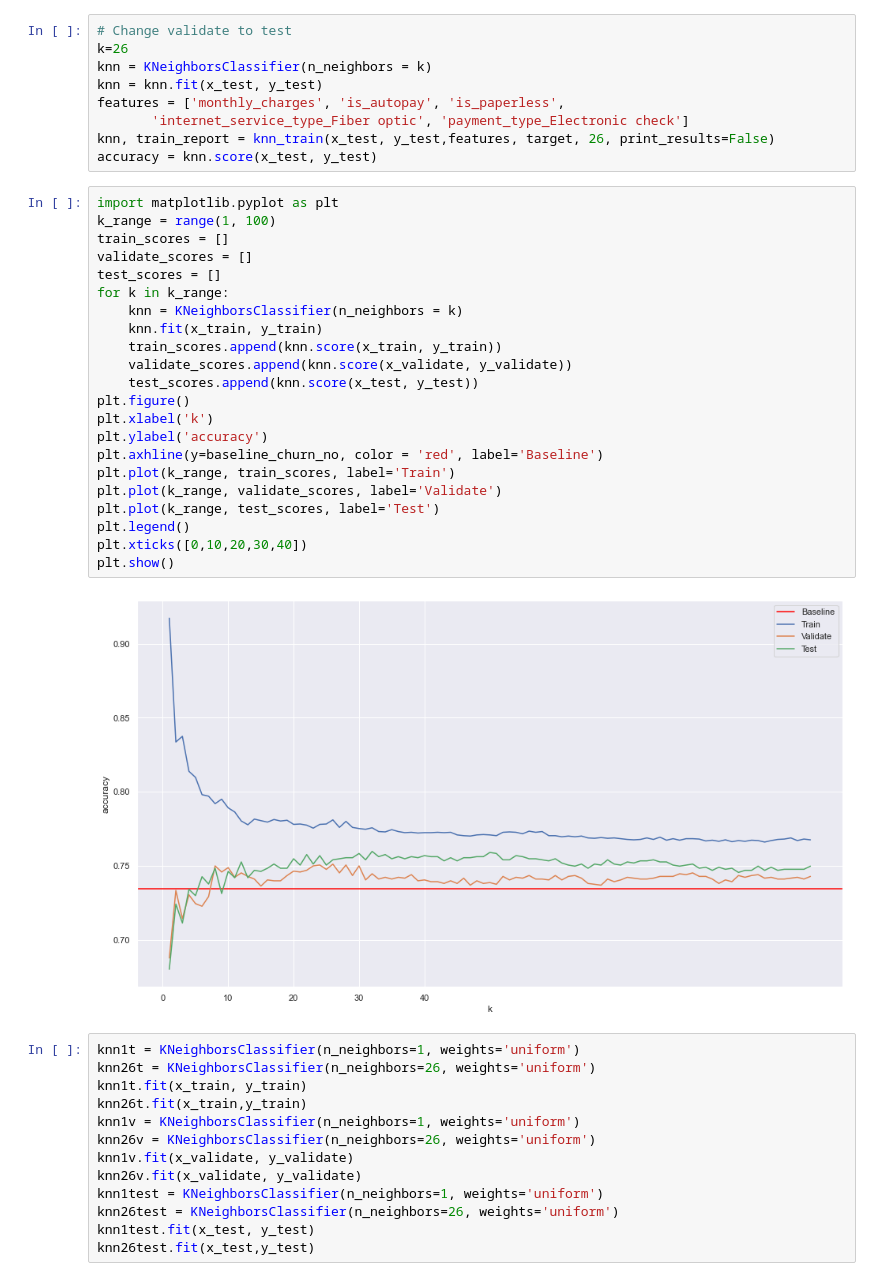
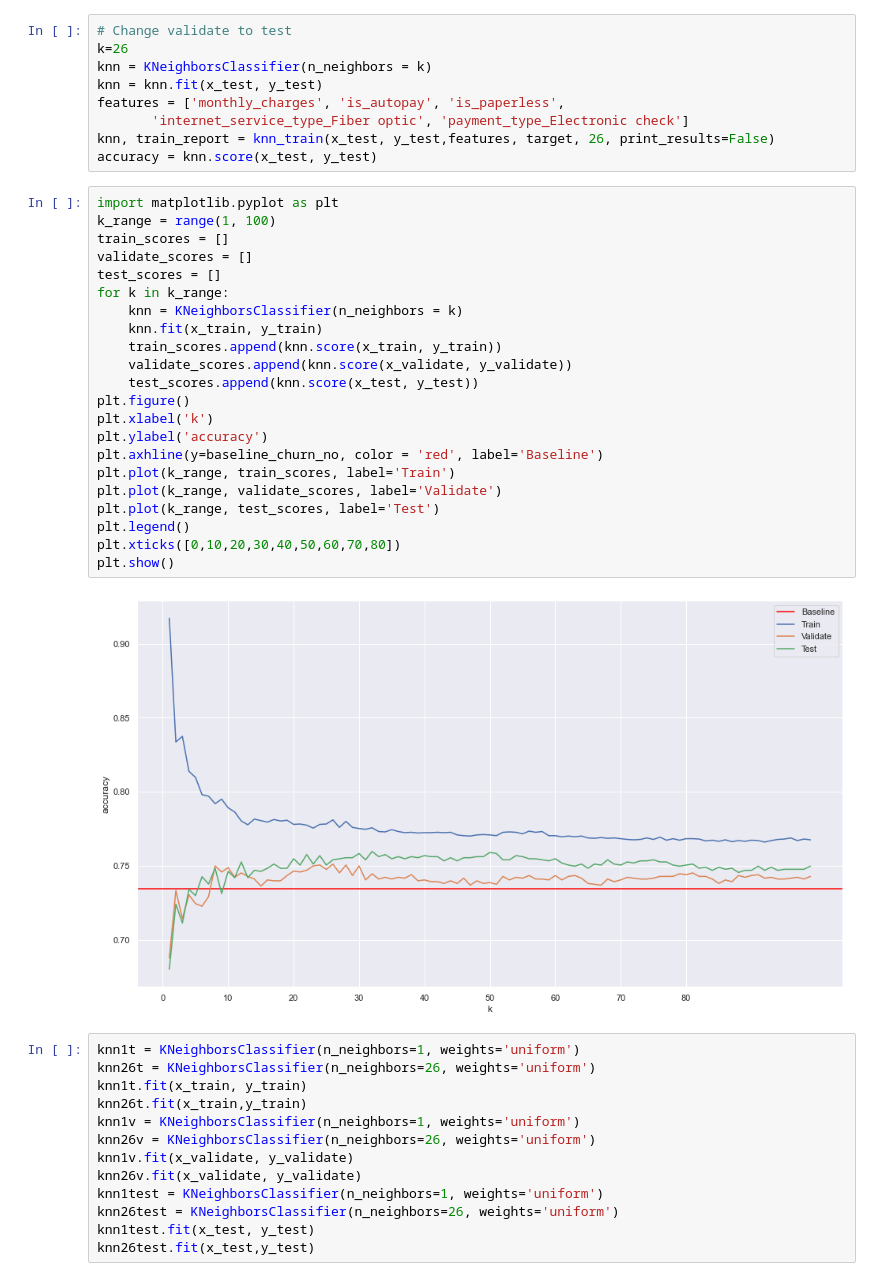
Before and after one commit to bradgauvin/classification-project, a Jupyter notebook: churn_report.ipynb, the cells around one changed output. Drawn from its saved outputs; the diff is of its cells as text.

```diff
--- a/churn_report.ipynb
+++ b/churn_report.ipynb
@@ -888,27 +890,27 @@ accuracy = knn.score(x_test, y_test)
 # %%
 import matplotlib.pyplot as plt
 k_range = range(1, 100)
 train_scores = []
 validate_scores = []
 test_scores = []
 for k in k_range:
     knn = KNeighborsClassifier(n_neighbors = k)
     knn.fit(x_train, y_train)
     train_scores.append(knn.score(x_train, y_train))
     validate_scores.append(knn.score(x_validate, y_validate))
     test_scores.append(knn.score(x_test, y_test))
 plt.figure()
 plt.xlabel('k')
 plt.ylabel('accuracy')
 plt.axhline(y=baseline_churn_no, color = 'red', label='Baseline')
 plt.plot(k_range, train_scores, label='Train')
 plt.plot(k_range, validate_scores, label='Validate')
 plt.plot(k_range, test_scores, label='Test')
 plt.legend()
-plt.xticks([0,10,20,30,40])
+plt.xticks([0,10,20,30,40,50,60,70,80])
 plt.show()
 # %% [output]
-[figure, old version]
+[figure, new version]
 # %%
 knn1t = KNeighborsClassifier(n_neighbors=1, weights='uniform')
 knn26t = KNeighborsClassifier(n_neighbors=26, weights='uniform')
```
Also changed, not shown: parts of 7 cells of this notebook.
